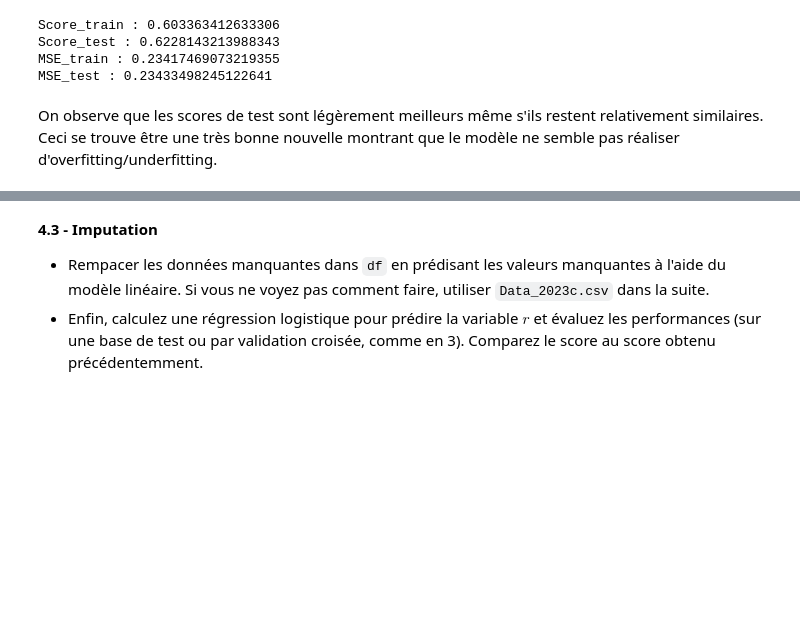
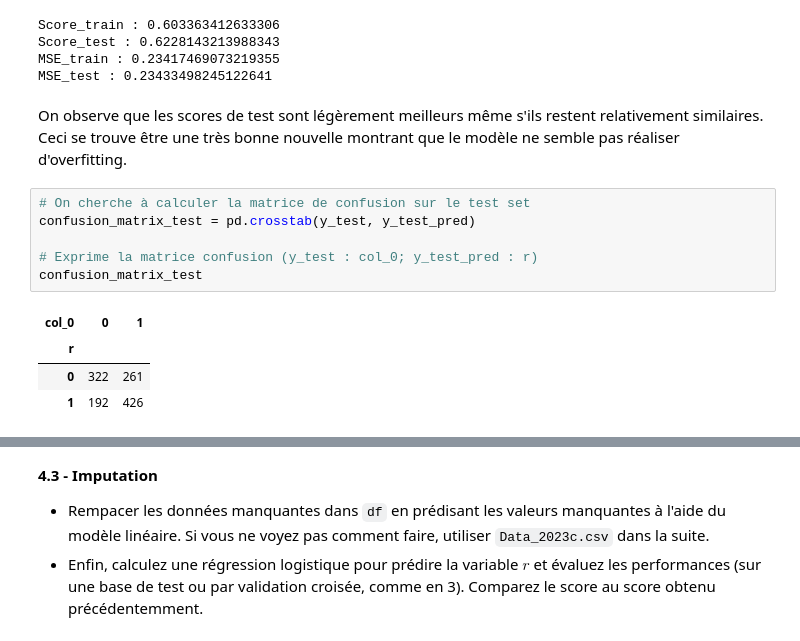
Before and after one commit to Leukoss/Apprentissage-Autmatique-1, a Jupyter notebook: Examen 2023/Exam_ML1_11012023_Correction.ipynb, the cells around one changed output, grey strips where cells are left out. Drawn from its saved outputs; the diff is of its cells as text; blank space fills up the shorter version.

```diff
--- a/Examen 2023/Exam_ML1_11012023_Correction.ipynb
+++ b/Examen 2023/Exam_ML1_11012023_Correction.ipynb
@@ -273,4 +277,15 @@ Score_test : 0.6228143213988343
 MSE_train : 0.23417469073219355
 MSE_test : 0.23433498245122641
 # %% [markdown]
-On observe que les scores de test sont légèrement meilleurs même s'ils restent relativement similaires. Ceci se trouve être une très bonne nouvelle montrant que le modèle ne semble pas réaliser d'overfitting/underfitting.
+On observe que les scores de test sont légèrement meilleurs même s'ils restent relativement similaires. Ceci se trouve être une très bonne nouvelle montrant que le modèle ne semble pas réaliser d'overfitting.
+# %%
+# On cherche à calculer la matrice de confusion sur le test set
+confusion_matrix_test = pd.crosstab(y_test, y_test_pred)
+
+# Exprime la matrice confusion (y_test : col_0; y_test_pred : r)
+confusion_matrix_test
+# %% [output]
+| col_0 | 0 | 1 |
+| r |  |  |
+| 0 | 322 | 261 |
+| 1 | 192 | 426 |
```
Also changed, not shown: parts of 24 cells of this notebook.
